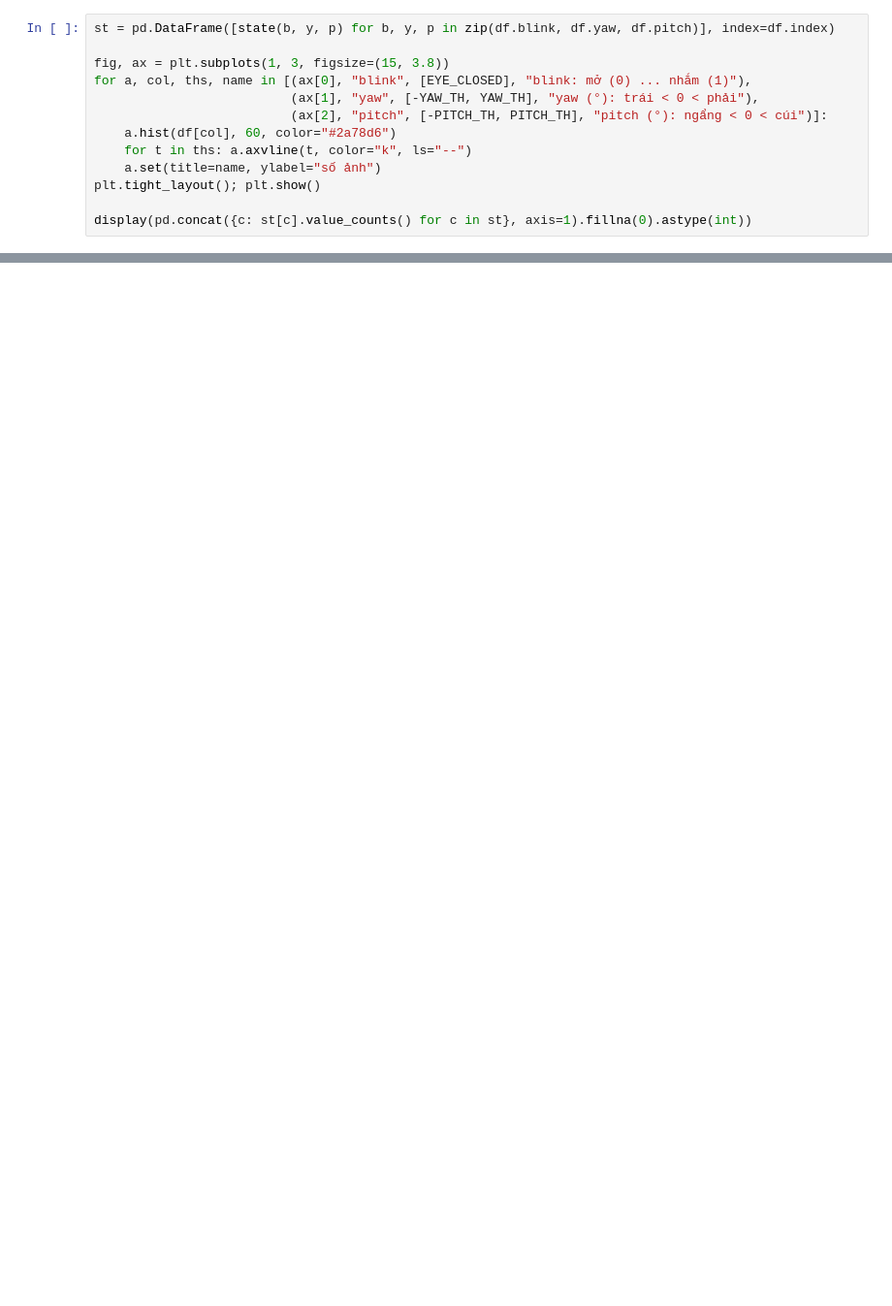
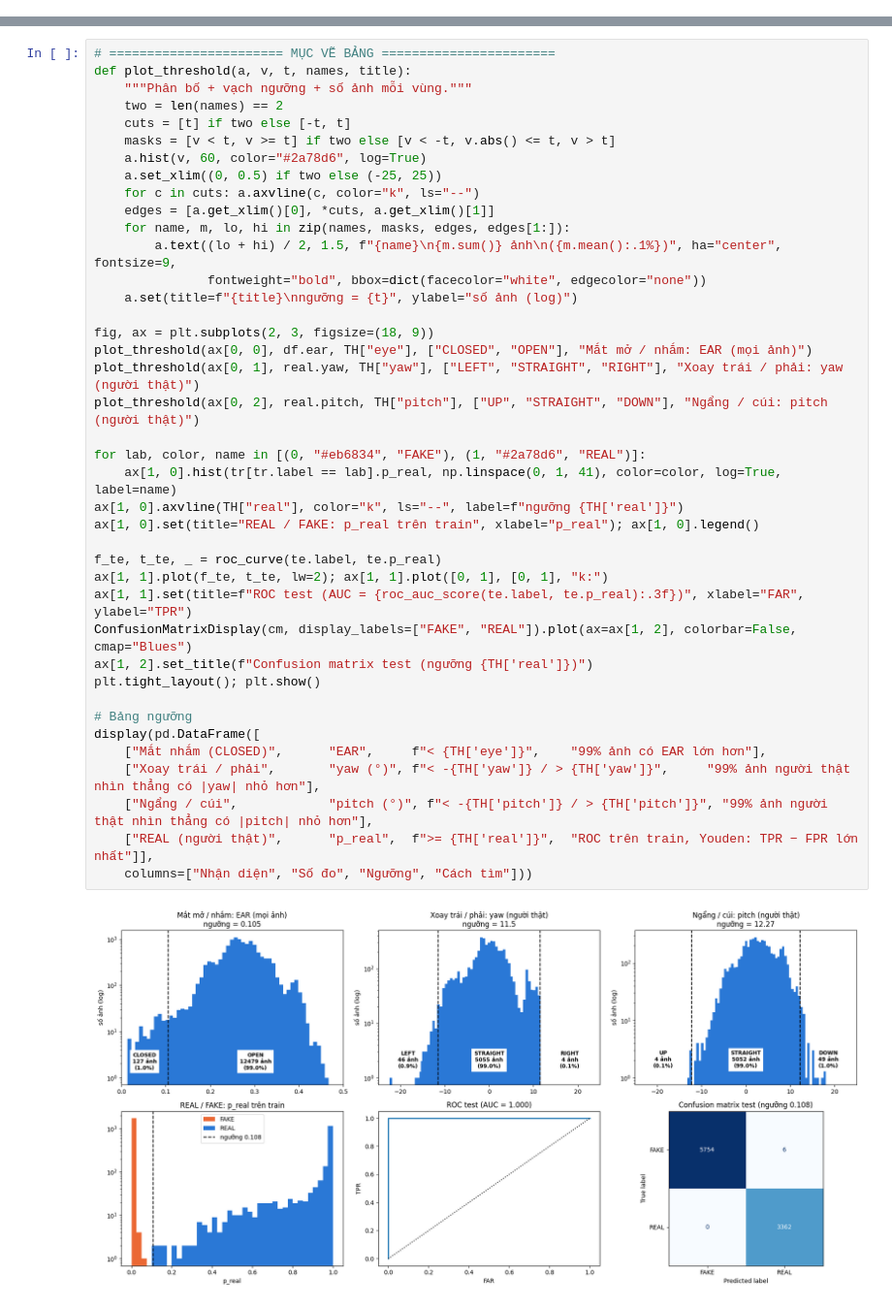
Before and after one commit to thianh05/Face_Liveness_Detection, a Jupyter notebook: Face_Liveness_Detection.ipynb, the cells around one changed output, grey strips where cells are left out. Shown at 97% size. Cells and saved outputs as stored; diff of their text form; blank space fills up the shorter version.

```diff
--- a/Face_Liveness_Detection.ipynb
+++ b/Face_Liveness_Detection.ipynb
@@ -153,13 +194,0 @@ Dataset **không có nhãn** "mắt nhắm" hay "quay đầu", nên các ngưỡ
-# %%
-st = pd.DataFrame([state(b, y, p) for b, y, p in zip(df.blink, df.yaw, df.pitch)], index=df.index)
-
-fig, ax = plt.subplots(1, 3, figsize=(15, 3.8))
-for a, col, ths, name in [(ax[0], "blink", [EYE_CLOSED], "blink: mở (0) ... nhắm (1)"),
-                          (ax[1], "yaw", [-YAW_TH, YAW_TH], "yaw (°): trái < 0 < phải"),
-                          (ax[2], "pitch", [-PITCH_TH, PITCH_TH], "pitch (°): ngẩng < 0 < cúi")]:
-    a.hist(df[col], 60, color="#2a78d6")
-    for t in ths: a.axvline(t, color="k", ls="--")
-    a.set(title=name, ylabel="số ảnh")
-plt.tight_layout(); plt.show()
-
-display(pd.concat({c: st[c].value_counts() for c in st}, axis=1).fillna(0).astype(int))
@@ -266,0 +310,42 @@ if RUN_CAMERA: run_camera()          # muốn khắt khe hơn với ảnh/video
+# %%
+# ======================= MỤC VẼ BẢNG =======================
+def plot_threshold(a, v, t, names, title):
+    """Phân bố + vạch ngưỡng + số ảnh mỗi vùng."""
+    two = len(names) == 2
+    cuts = [t] if two else [-t, t]
+    masks = [v < t, v >= t] if two else [v < -t, v.abs() <= t, v > t]
+    a.hist(v, 60, color="#2a78d6", log=True)
+    a.set_xlim((0, 0.5) if two else (-25, 25))
+    for c in cuts: a.axvline(c, color="k", ls="--")
+    edges = [a.get_xlim()[0], *cuts, a.get_xlim()[1]]
+    for name, m, lo, hi in zip(names, masks, edges, edges[1:]):
+        a.text((lo + hi) / 2, 1.5, f"{name}\n{m.sum()} ảnh\n({m.mean():.1%})", ha="center", fontsize=9,
+               fontweight="bold", bbox=dict(facecolor="white", edgecolor="none"))
+    a.set(title=f"{title}\nngưỡng = {t}", ylabel="số ảnh (log)")
+
+fig, ax = plt.subplots(2, 3, figsize=(18, 9))
+plot_threshold(ax[0, 0], df.ear, TH["eye"], ["CLOSED", "OPEN"], "Mắt mở / nhắm: EAR (mọi ảnh)")
+plot_threshold(ax[0, 1], real.yaw, TH["yaw"], ["LEFT", "STRAIGHT", "RIGHT"], "Xoay trái / phải: yaw (người thật)")
+plot_threshold(ax[0, 2], real.pitch, TH["pitch"], ["UP", "STRAIGHT", "DOWN"], "Ngẩng / cúi: pitch (người thật)")
+
+for lab, color, name in [(0, "#eb6834", "FAKE"), (1, "#2a78d6", "REAL")]:
+    ax[1, 0].hist(tr[tr.label == lab].p_real, np.linspace(0, 1, 41), color=color, log=True, label=name)
+ax[1, 0].axvline(TH["real"], color="k", ls="--", label=f"ngưỡng {TH['real']}")
+ax[1, 0].set(title="REAL / FAKE: p_real trên train", xlabel="p_real"); ax[1, 0].legend()
+
+f_te, t_te, _ = roc_curve(te.label, te.p_real)
+ax[1, 1].plot(f_te, t_te, lw=2); ax[1, 1].plot([0, 1], [0, 1], "k:")
+ax[1, 1].set(title=f"ROC test (AUC = {roc_auc_score(te.label, te.p_real):.3f})", xlabel="FAR", ylabel="TPR")
+ConfusionMatrixDisplay(cm, display_labels=["FAKE", "REAL"]).plot(ax=ax[1, 2], colorbar=False, cmap="Blues")
+ax[1, 2].set_title(f"Confusion matrix test (ngưỡng {TH['real']})")
+plt.tight_layout(); plt.show()
+
+# Bảng ngưỡng
+display(pd.DataFrame([
+    ["Mắt nhắm (CLOSED)",      "EAR",     f"< {TH['eye']}",    "99% ảnh có EAR lớn hơn"],
+    ["Xoay trái / phải",       "yaw (°)", f"< -{TH['yaw']} / > {TH['yaw']}",     "99% ảnh người thật nhìn thẳng có |yaw| nhỏ hơn"],
+    ["Ngẩng / cúi",            "pitch (°)", f"< -{TH['pitch']} / > {TH['pitch']}", "99% ảnh người thật nhìn thẳng có |pitch| nhỏ hơn"],
+    ["REAL (người thật)",      "p_real",  f">= {TH['real']}",  "ROC trên train, Youden: TPR − FPR lớn nhất"]],
+    columns=["Nhận diện", "Số đo", "Ngưỡng", "Cách tìm"]))
+# %% [output]
+[figure, added]
```
Also changed, not shown: parts of 26 cells of this notebook, 7 other files.
